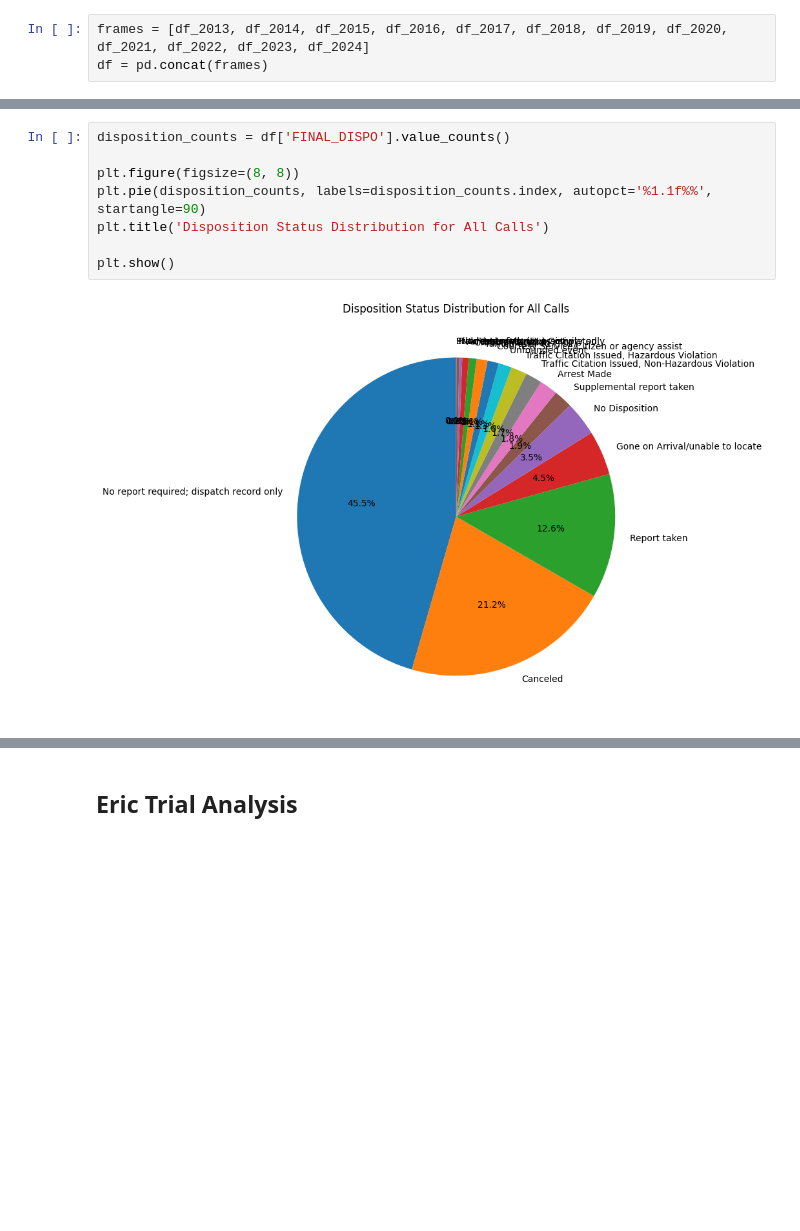
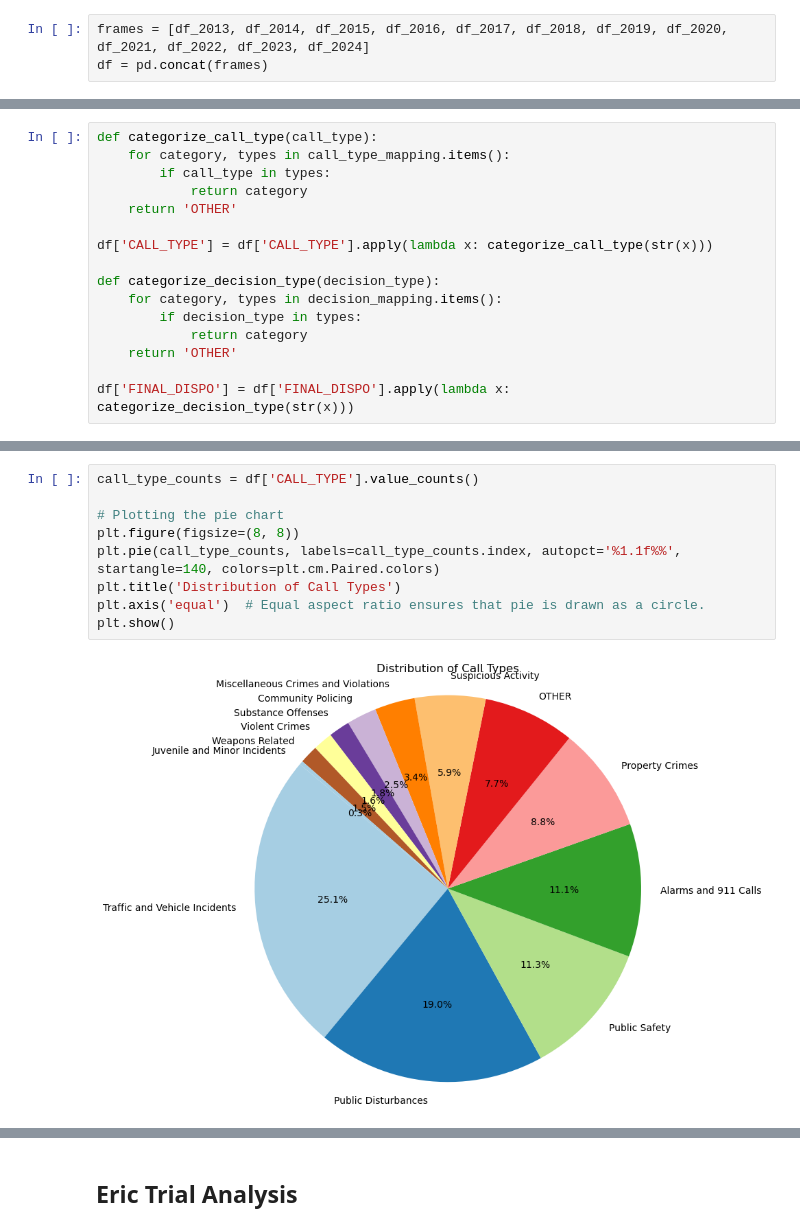
Before and after one commit to truongng1/crime_trends_sj, a Jupyter notebook: notebookes/CS_163_EDA_Summary.ipynb, the cells around one changed output, grey strips where cells are left out. Saved outputs shown, nothing was run; the diff lists cells and outputs as text; blank space fills up the shorter version.

```diff
--- a/notebookes/CS_163_EDA_Summary.ipynb
+++ b/notebookes/CS_163_EDA_Summary.ipynb
@@ -83,0 +112,16 @@ Name: PRIORITY, dtype: float64
+# %%
+def categorize_call_type(call_type):
+    for category, types in call_type_mapping.items():
+        if call_type in types:
+            return category
+    return 'OTHER'
+
+df['CALL_TYPE'] = df['CALL_TYPE'].apply(lambda x: categorize_call_type(str(x)))
+
+def categorize_decision_type(decision_type):
+    for category, types in decision_mapping.items():
+        if decision_type in types:
+            return category
+    return 'OTHER'
+
+df['FINAL_DISPO'] = df['FINAL_DISPO'].apply(lambda x: categorize_decision_type(str(x)))
@@ -100,10 +201,11 @@ plt.show()
 # %%
-disposition_counts = df['FINAL_DISPO'].value_counts()
+call_type_counts = df['CALL_TYPE'].value_counts()
 
+# Plotting the pie chart
 plt.figure(figsize=(8, 8))
-plt.pie(disposition_counts, labels=disposition_counts.index, autopct='%1.1f%%', startangle=90)
-plt.title('Disposition Status Distribution for All Calls')
-
+plt.pie(call_type_counts, labels=call_type_counts.index, autopct='%1.1f%%', startangle=140, colors=plt.cm.Paired.colors)
+plt.title('Distribution of Call Types')
+plt.axis('equal')  # Equal aspect ratio ensures that pie is drawn as a circle.
 plt.show()
 # %% [output]
-[figure, old version]
+[figure, new version]
```
Also changed, not shown: parts of 19 cells of this notebook.
